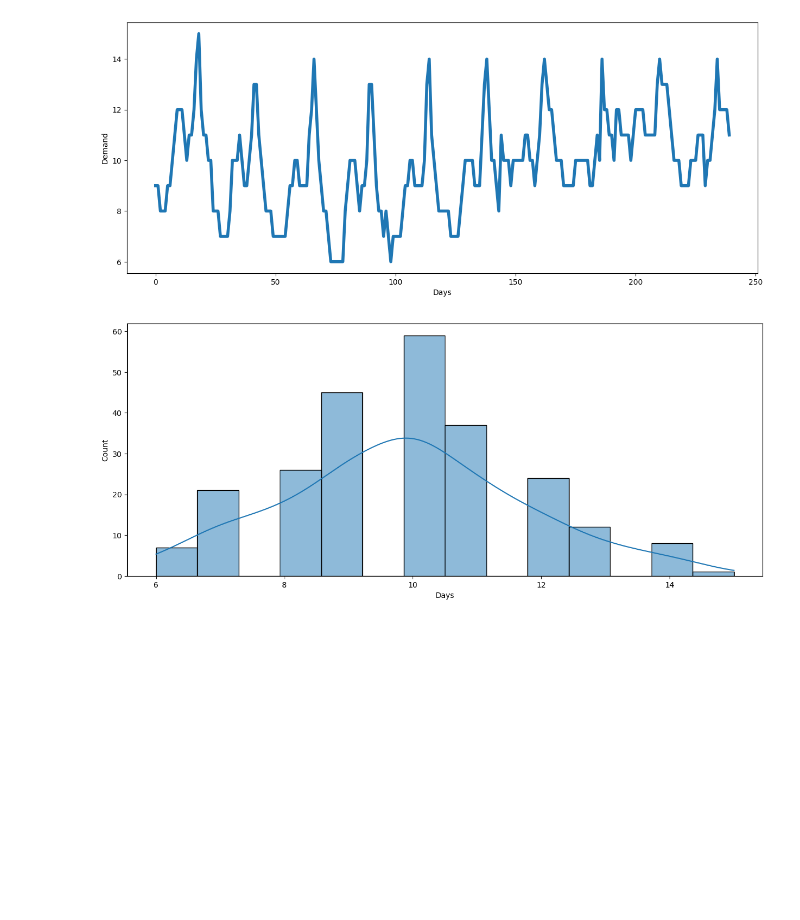
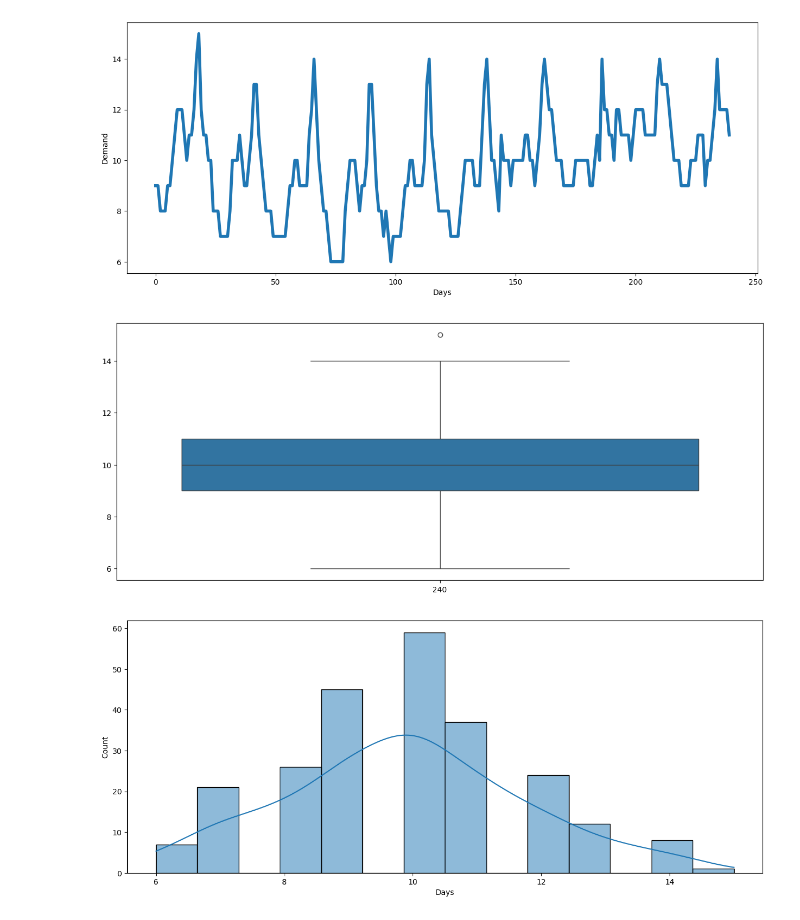
Before and after one commit to Millares95/Investigation_Code, a Jupyter notebook: ultimate_ARIMA_Forcast.ipynb, the cells around one changed output. Saved outputs shown, nothing was run; the diff lists cells and outputs as text; code cells hidden in the pictures; blank space fills up the shorter version.

```diff
--- a/ultimate_ARIMA_Forcast.ipynb
+++ b/ultimate_ARIMA_Forcast.ipynb
@@ -237,6 +237,12 @@ plt.ylabel('Demand')
 plt.show()
 # %% [output]
 [figure]
+# %%
+plt.figure(figsize = (15,6))
+sns.boxplot(x = len(dataToFit), y = dataToFit)
+plt.show()
+# %% [output]
+[figure, added]
 # %%
  #? Density Plot
 plt.figure(figsize = (15,6))
```
Also changed, not shown: parts of 4 cells of this notebook.
